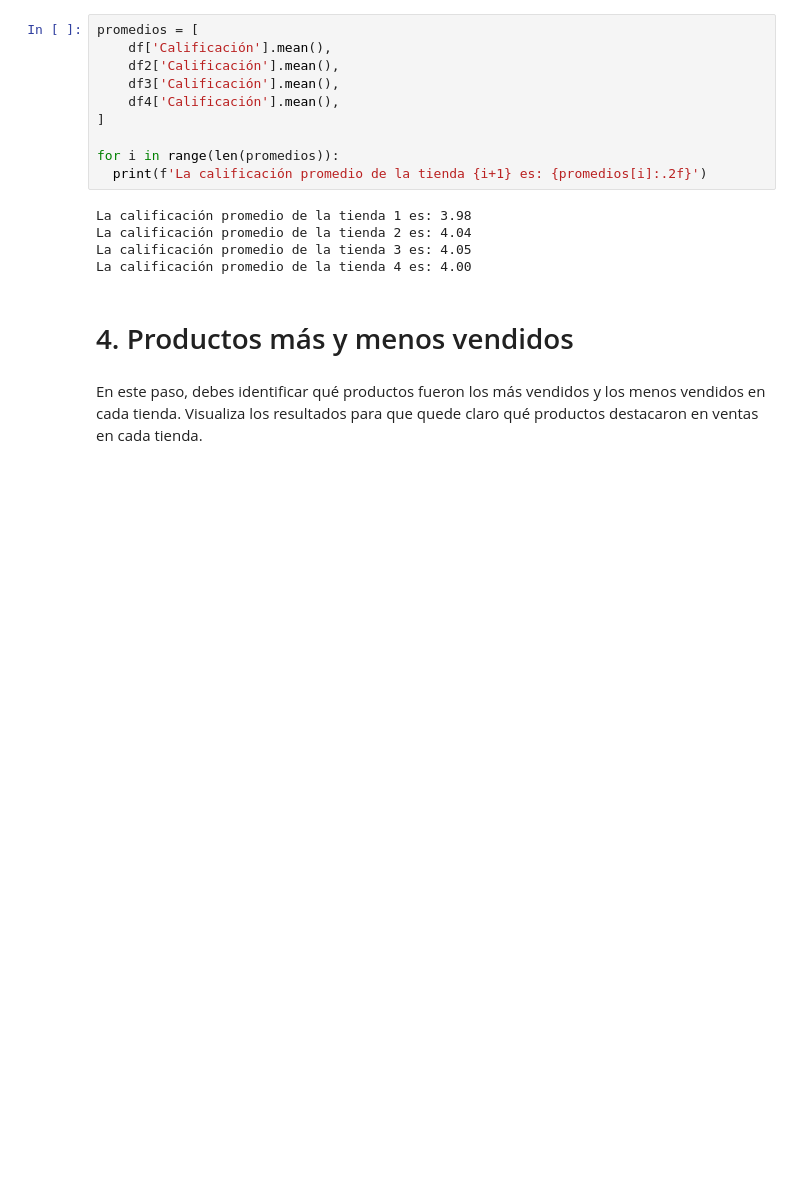
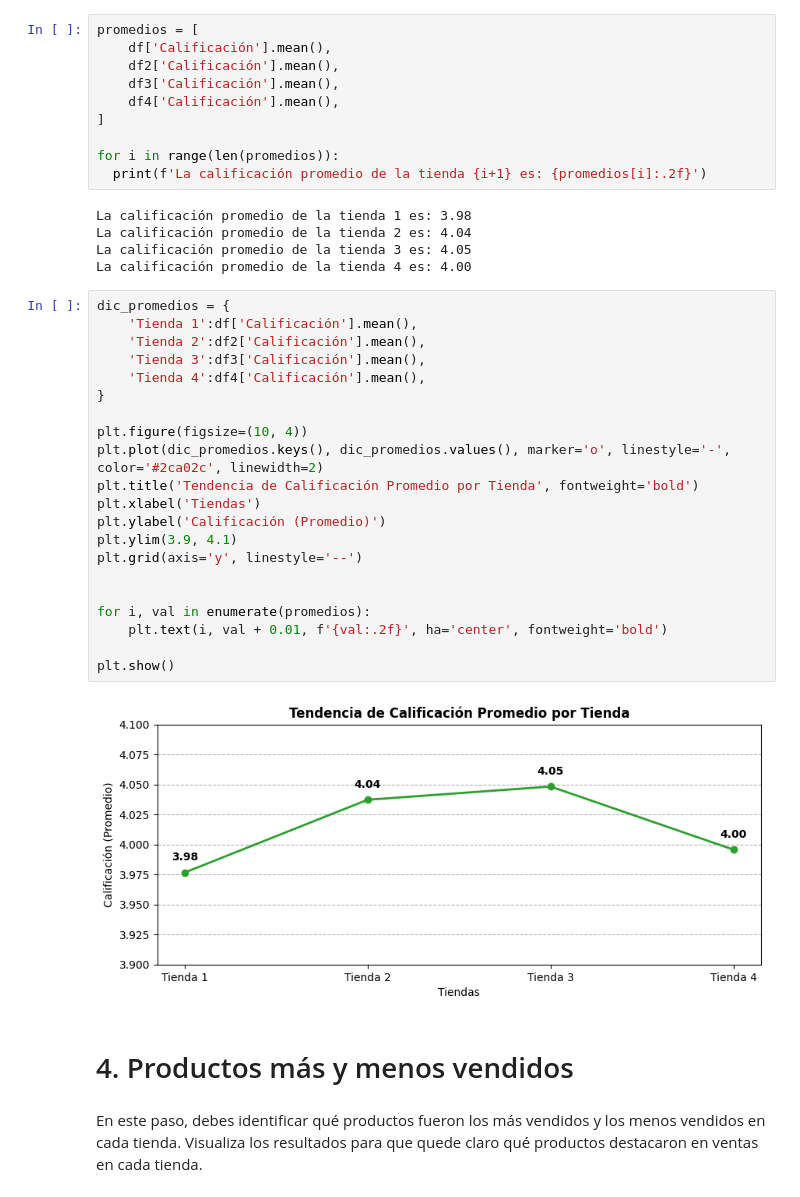
Before and after one commit to sergio-canul/AluraDSChallenge, a Jupyter notebook: AluraStoreLatam.ipynb, the cells around one changed output. Drawn from its saved outputs; the diff is of its cells as text; blank space fills up the shorter version.

```diff
--- a/AluraStoreLatam.ipynb
+++ b/AluraStoreLatam.ipynb
@@ -148,6 +183,29 @@ La calificación promedio de la tienda 1 es: 3.98
 La calificación promedio de la tienda 2 es: 4.04
 La calificación promedio de la tienda 3 es: 4.05
 La calificación promedio de la tienda 4 es: 4.00
+# %%
+dic_promedios = {
+    'Tienda 1':df['Calificación'].mean(),
+    'Tienda 2':df2['Calificación'].mean(),
+    'Tienda 3':df3['Calificación'].mean(),
+    'Tienda 4':df4['Calificación'].mean(),
+}
+
+plt.figure(figsize=(10, 4))
+plt.plot(dic_promedios.keys(), dic_promedios.values(), marker='o', linestyle='-', color='#2ca02c', linewidth=2)
+plt.title('Tendencia de Calificación Promedio por Tienda', fontweight='bold')
+plt.xlabel('Tiendas')
+plt.ylabel('Calificación (Promedio)')
+plt.ylim(3.9, 4.1)
+plt.grid(axis='y', linestyle='--')
+
+
+for i, val in enumerate(promedios):
+    plt.text(i, val + 0.01, f'{val:.2f}', ha='center', fontweight='bold')
+
+plt.show()
+# %% [output]
+[figure, added]
 # %% [markdown]
 # 4. Productos más y menos vendidos
 # %% [markdown]
```
Also changed, not shown: parts of 5 cells of this notebook.
